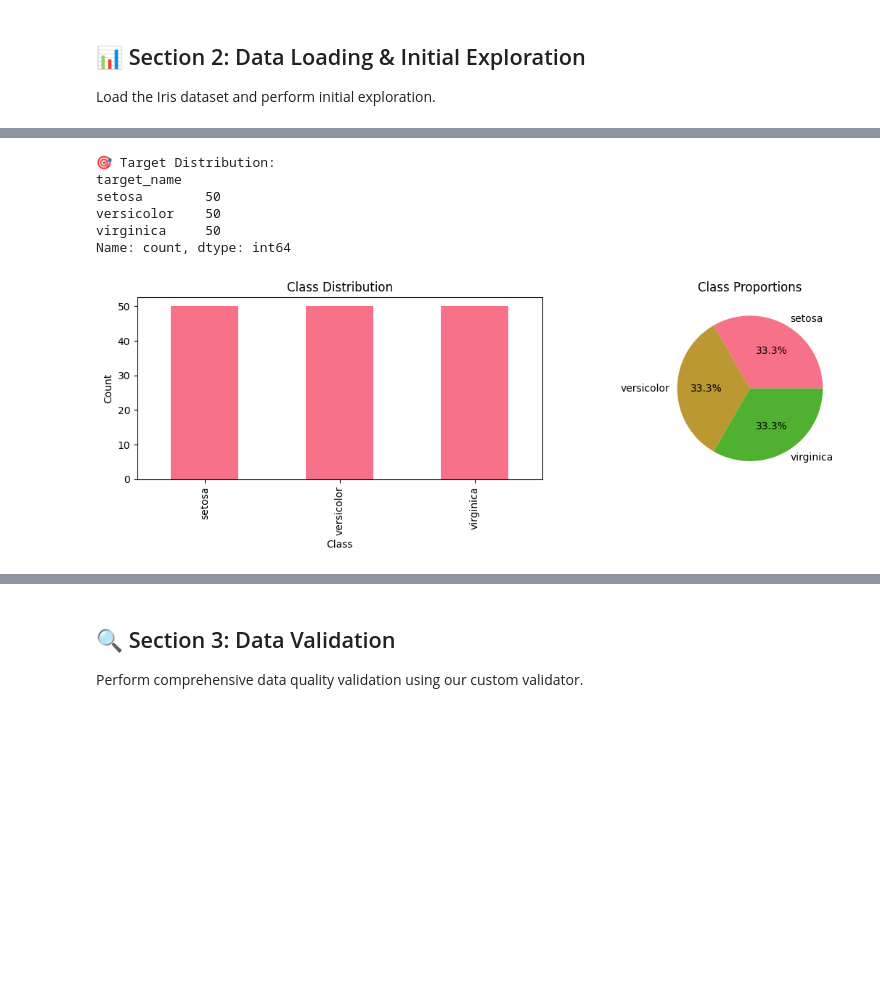
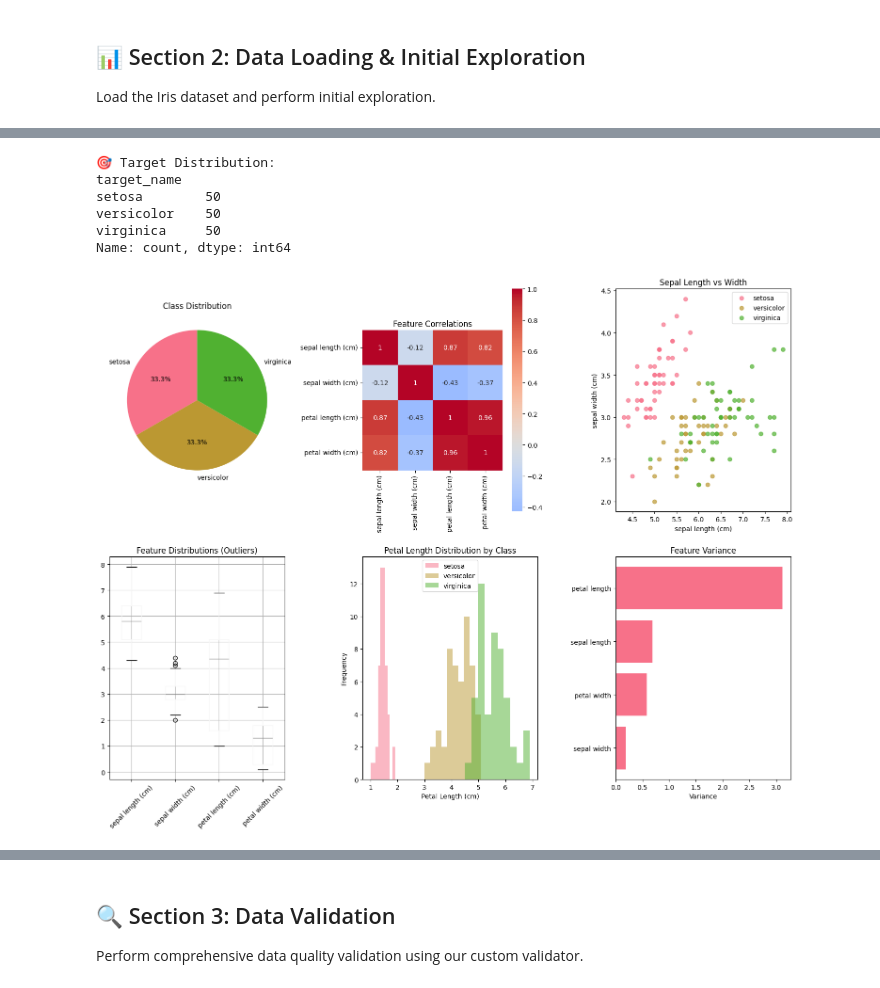
Before and after one commit to farishussain/GCP_MLOps, a Jupyter notebook: notebooks/02_data_processing_pipeline.ipynb, the cells around one changed output, grey strips where cells are left out. Cells and saved outputs as stored; diff of their text form; code cells hidden in the pictures; blank space fills up the shorter version.

```diff
--- a/notebooks/02_data_processing_pipeline.ipynb
+++ b/notebooks/02_data_processing_pipeline.ipynb
@@ -285,10 +253,22 @@ First 5 rows:
 # %%
 # Basic dataset information
 print("📋 Dataset Information:")
-print(f"   Columns: {list(df.columns)}")
-print(f"   Data types:\n{df.dtypes}")
+print(f"   Columns: {list(iris_df.columns)}")
+print(f"   Data types:\n{iris_df.dtypes}")
+
 print(f"\n📊 Dataset Statistics:")
-df.describe()
+print(iris_df.describe())
+
+print(f"\n🎯 Target Distribution:")
+target_counts = iris_df['target_name'].value_counts()
+for target_class, count in target_counts.items():
+    percentage = (count / len(iris_df)) * 100
+    print(f"   {target_class}: {count} samples ({percentage:.1f}%)")
+
+print(f"\n🔍 Data Quality Checks:")
+print(f"   Missing values: {iris_df.isnull().sum().sum()}")
+print(f"   Duplicate rows: {iris_df.duplicated().sum()}")
+print(f"   Memory usage: {iris_df.memory_usage(deep=True).sum() / 1024:.1f} KB")
 # %% [output]
 📋 Dataset Information:
    Columns: ['sepal length (cm)', 'sepal width (cm)', 'petal length (cm)', 'petal width (cm)', 'target', 'target_name']
@@ -314,30 +290,69 @@ dtype: object
 # %%
 # Check class distribution
 print("🎯 Target Distribution:")
-target_counts = df['target_name'].value_counts()
+target_counts = iris_df['target_name'].value_counts()
 print(target_counts)
 
 # Visualize class distribution
-fig, axes = plt.subplots(1, 2, figsize=(12, 4))
+plt.figure(figsize=(15, 12))
 
-# Bar plot
-target_counts.plot(kind='bar', ax=axes[0], title='Class Distribution')
-axes[0].set_ylabel('Count')
-axes[0].set_xlabel('Class')
+# 1. Target Distribution Pie Chart
+plt.subplot(2, 3, 1)
+plt.pie(target_counts.values, labels=target_counts.index, autopct='%1.1f%%', startangle=90)
+plt.title('Class Distribution')
 
-# Pie chart
-target_counts.plot(kind='pie', ax=axes[1], title='Class Proportions', autopct='%1.1f%%')
-axes[1].set_ylabel('')
+# 2. Feature correlation heatmap
+numeric_features = ['sepal length (cm)', 'sepal width (cm)', 'petal length (cm)', 'petal width (cm)']
+plt.subplot(2, 3, 2)
+correlation_matrix = iris_df[numeric_features].corr()
+sns.heatmap(correlation_matrix, annot=True, cmap='coolwarm', center=0, square=True)
+plt.title('Feature Correlations')
+
+# 3. Pairplot sample (first two features)
+plt.subplot(2, 3, 3)
+for target_class in iris_df['target_name'].unique():
+    subset = iris_df[iris_df['target_name'] == target_class]
+    plt.scatter(subset[numeric_features[0]], subset[numeric_features[1]],
+                label=target_class, alpha=0.7)
+plt.xlabel(numeric_features[0])
+plt.ylabel(numeric_features[1])
+plt.title('Sepal Length vs Width')
+plt.legend()
+
+# 4. Box plots for outlier detection
+plt.subplot(2, 3, 4)
+iris_df[numeric_features].boxplot(ax=plt.gca())
+plt.xticks(rotation=45)
+plt.title('Feature Distributions (Outliers)')
+
+# 5. Histogram for one feature
+plt.subplot(2, 3, 5)
+for target_class in iris_df['target_name'].unique():
+    subset = iris_df[iris_df['target_name'] == target_class]['petal length (cm)']
+    plt.hist(subset, alpha=0.5, label=target_class, bins=10)
+plt.xlabel('Petal Length (cm)')
+plt.ylabel('Frequency')
+plt.title('Petal Length Distribution by Class')
+plt.legend()
+
+# 6. Feature variance
+plt.subplot(2, 3, 6)
+feature_variance = iris_df[numeric_features].var().sort_values()
+plt.barh(range(len(feature_variance)), feature_variance.values)
+plt.yticks(range(len(feature_variance)), [f.replace(' (cm)', '') for f in feature_variance.index])
+plt.xlabel('Variance')
+plt.title('Feature Variance')
 
 plt.tight_layout()
+plt.savefig(plots_dir / 'iris_data_analysis.png', dpi=300, bbox_inches='tight')
 plt.show()
 
-print(f"\n✅ Dataset is balanced - each class has {target_counts.iloc[0]} samples")
+print(f"\n📊 Data analysis plot saved: {plots_dir / 'iris_data_analysis.png'}")
 # %% [output]
 🎯 Target Distribution:
 target_name
 setosa        50
 versicolor    50
 virginica     50
 Name: count, dtype: int64
-[figure, old version]
+[figure, new version]
```
Also changed, not shown: parts of 10 cells of this notebook, 27 other files.
